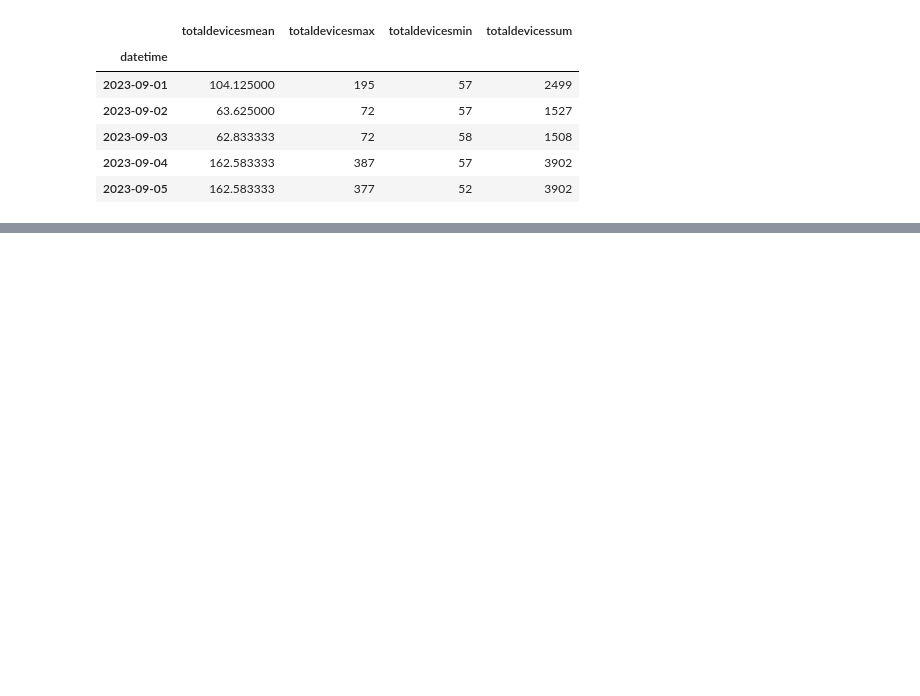
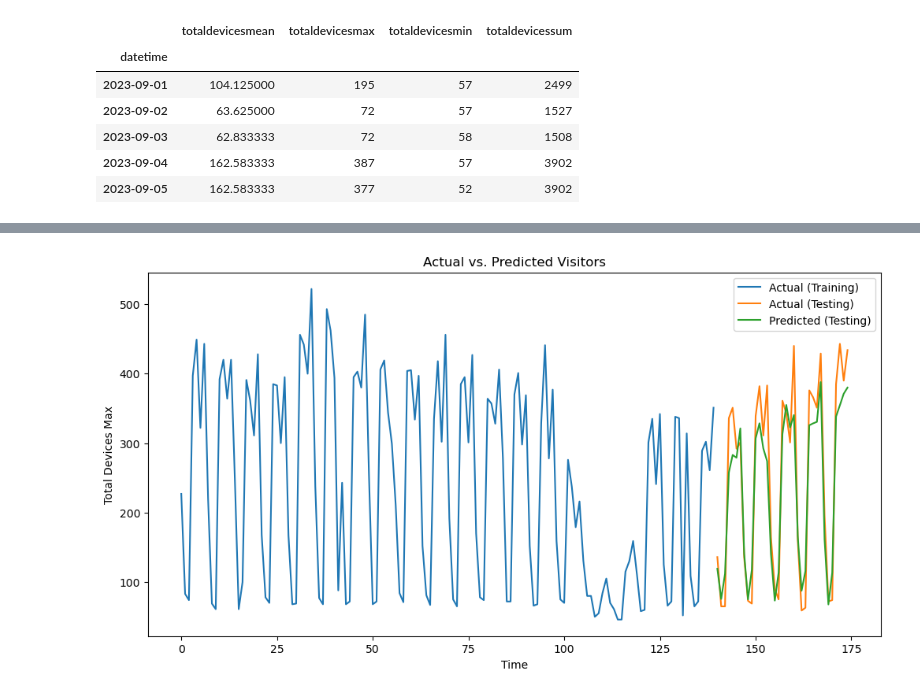
Before and after one commit to Catalin246/cupola-xs, a Jupyter notebook: model/LSTM_model.ipynb, the cells around one changed output, grey strips where cells are left out. Cells and saved outputs as stored; diff of their text form; code cells hidden in the pictures; blank space fills up the shorter version.

```diff
--- a/model/LSTM_model.ipynb
+++ b/model/LSTM_model.ipynb
@@ -526,0 +601,68 @@ Baseline R-squared (Coefficient of Determination): 0.0
+# %%
+from sklearn.preprocessing import MinMaxScaler
+from sklearn.model_selection import train_test_split
+from tensorflow.keras.models import Sequential
+from tensorflow.keras.layers import LSTM
+from tensorflow.keras.layers import Dense
+
+# Feature scaling
+scaler = MinMaxScaler()
+scaled_data = scaler.fit_transform(wifi['totaldevicesmax'].values.reshape(-1, 1))
+
+# Prepare data for LSTM
+def create_sequences(data, seq_length):
+    X, y = [], []
+    for i in range(len(data) - seq_length):
+        X.append(data[i:i + seq_length])
+        y.append(data[i + seq_length])
+    return np.array(X), np.array(y)
+
+# Define sequence length
+seq_length = 7
+
+# Create sequences for LSTM input
+X, y = create_sequences(scaled_data, seq_length)
+
+# Split data into training and testing sets
+X_train, X_test, y_train, y_test = train_test_split(X, y, test_size=0.2, shuffle=False)
+
+# Define LSTM model architecture
+model = Sequential()
+model.add(LSTM(50, activation='relu', return_sequences=True, input_shape=(seq_length, 1)))
+model.add(LSTM(50, activation='relu'))
+model.add(Dense(1))
+model.compile(optimizer='adam', loss='mse')
+
+# Train the model
+history = model.fit(X_train, y_train, epochs=100, batch_size=32, validation_data=(X_test, y_test), verbose=0)
+
+# Evaluate the model
+loss = model.evaluate(X_test, y_test, verbose=0)
+print(f"LSTM Model Test Loss: {loss}")
+
+# Make predictions
+predictions = model.predict(X_test)
+
+# Inverse scale the predictions
+predictions = scaler.inverse_transform(predictions)
+
+# Inverse scale the actual values for plotting
+actual_values = scaler.inverse_transform(y_test.reshape(-1, 1))
+
+# Plot actual vs. predicted visitor numbers
+y_train_actual = scaler.inverse_transform(y_train.reshape(-1, 1))
+
+train_length = len(y_train_actual)
+
+plt.figure(figsize=(12, 6))
+plt.plot(range(train_length), y_train_actual, label='Actual (Training)')
+
+plt.plot(range(train_length, train_length+len(actual_values)), actual_values, label='Actual (Testing)')
+plt.plot(range(train_length, train_length+len(predictions)), predictions, label='Predicted (Testing)')
+
+plt.title('Actual vs. Predicted Visitors')
+plt.xlabel('Time')
+plt.ylabel('Total Devices Max')
+plt.legend()
+plt.show()
+# %% [output]
@@ -526,0 +672 @@ Baseline R-squared (Coefficient of Determination): 0.0
+[figure, added]
```
Also changed, not shown: parts of 12 cells of this notebook, 2 other files.
